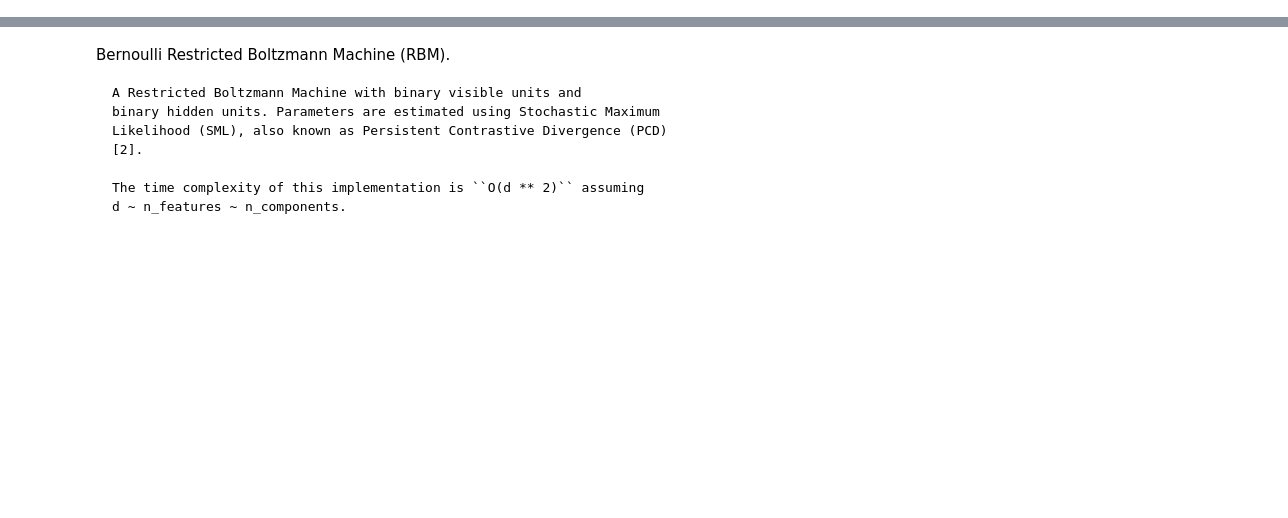
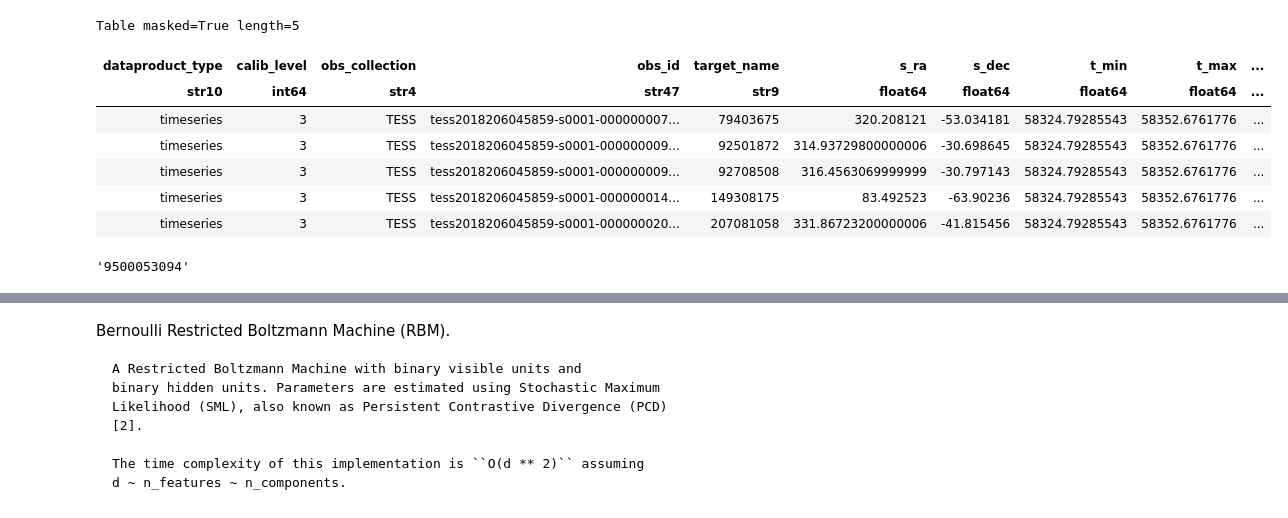
Before and after one commit to alphasentaurii/starskope, a Jupyter notebook: starskope_3.ipynb, the cells around one changed output, grey strips where cells are left out. Cells and saved outputs as stored; diff of their text form; code cells hidden in the pictures; blank space fills up the shorter version.

```diff
--- a/starskope_3.ipynb
+++ b/starskope_3.ipynb
@@ -7,0 +148,15 @@ WORK IN PROGRESS
+# %%
+obs_table[:5]
+# %% [output]
+Table masked=True length=5
+| dataproduct_type | calib_level | obs_collection | obs_id | target_name | s_ra | s_dec | t_min | t_max | ... |
+| str10 | int64 | str4 | str47 | str9 | float64 | float64 | float64 | float64 | ... |
+| timeseries | 3 | TESS | tess2018206045859-s0001-000000007... | 79403675 | 320.208121 | -53.034181 | 58324.79285543 | 58352.6761776 | ... |
+| timeseries | 3 | TESS | tess2018206045859-s0001-000000009... | 92501872 | 314.93729800000006 | -30.698645 | 58324.79285543 | 58352.6761776 | ... |
+| timeseries | 3 | TESS | tess2018206045859-s0001-000000009... | 92708508 | 316.4563069999999 | -30.797143 | 58324.79285543 | 58352.6761776 | ... |
+| timeseries | 3 | TESS | tess2018206045859-s0001-000000014... | 149308175 | 83.492523 | -63.90236 | 58324.79285543 | 58352.6761776 | ... |
+| timeseries | 3 | TESS | tess2018206045859-s0001-000000020... | 207081058 | 331.86723200000006 | -41.815456 | 58324.79285543 | 58352.6761776 | ... |
+# %%
+obs_table['obsid'][0]
+# %% [output]
+'9500053094'
```
Also changed, not shown: parts of 86 cells of this notebook, 3 other files.
